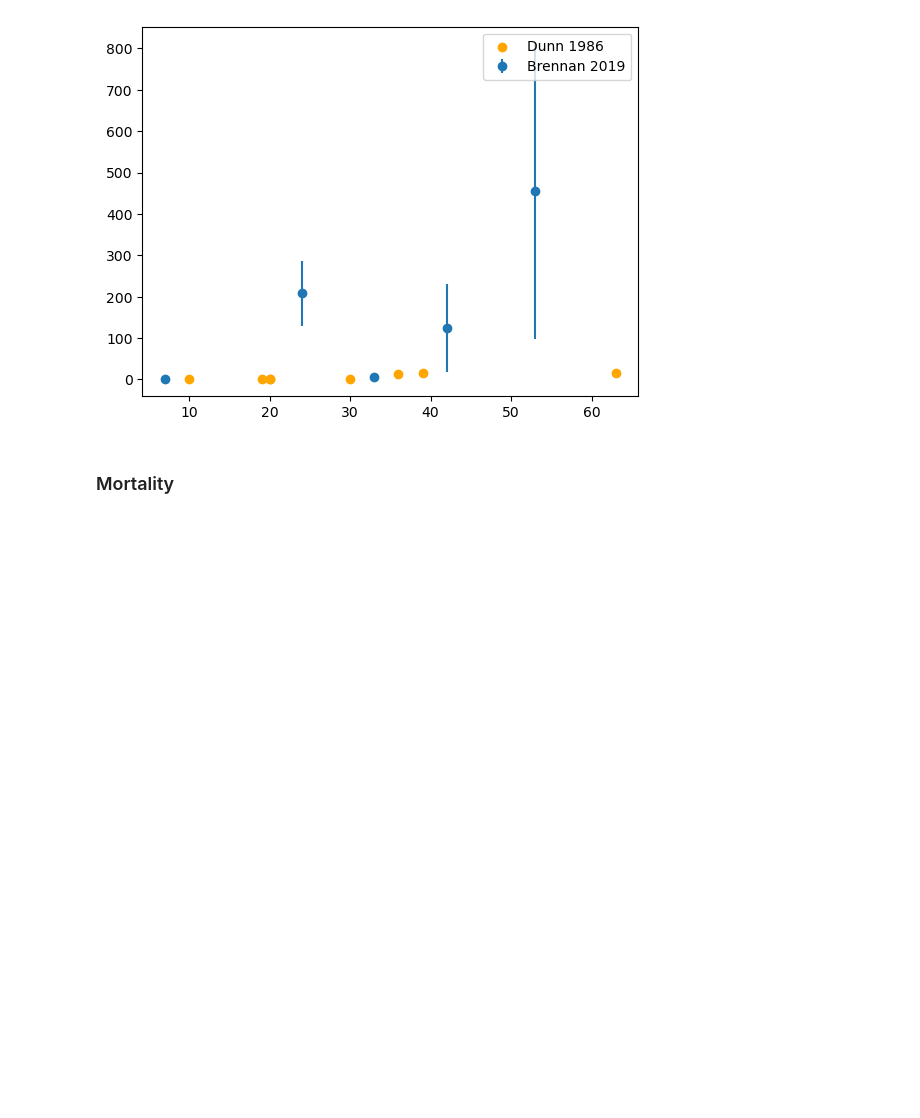
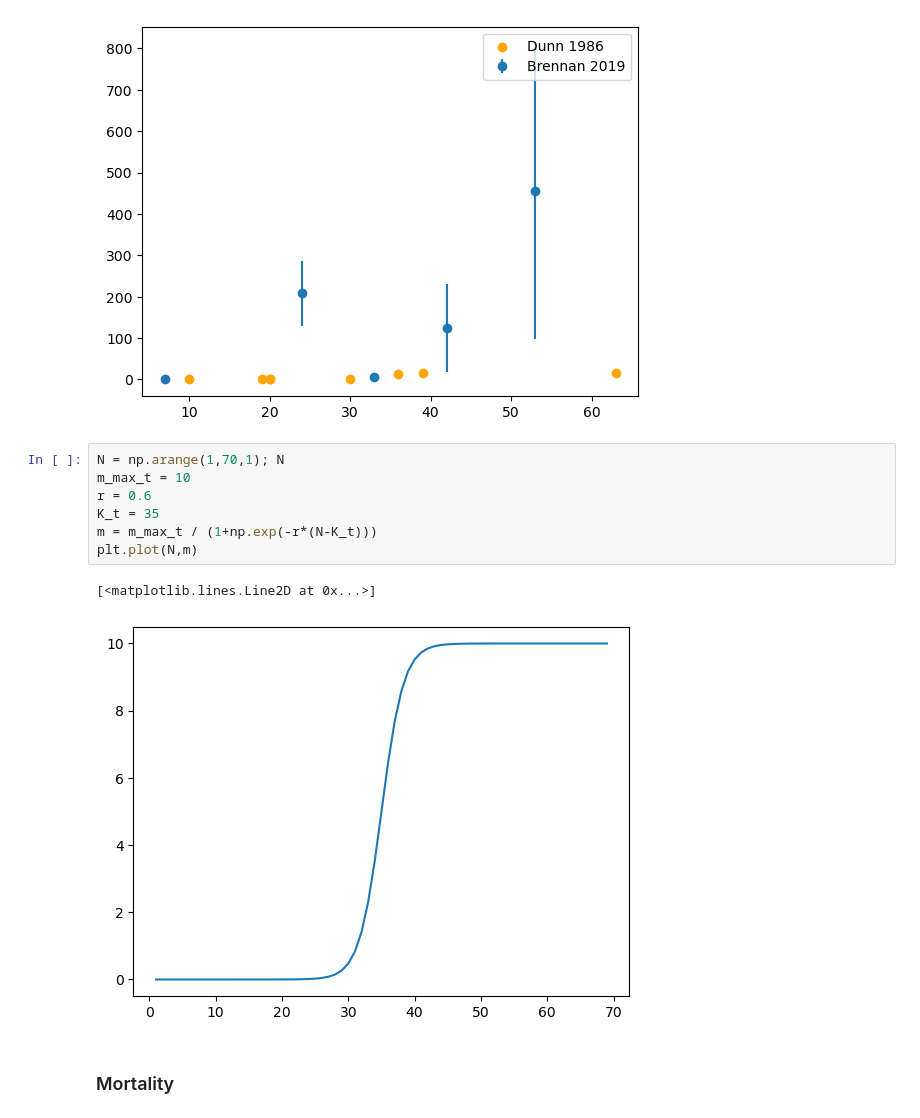
Before and after one commit to patricklawton/TecateCypress, a Jupyter notebook: journal.ipynb, the cells around one changed output. Saved outputs shown, nothing was run; the diff lists cells and outputs as text; blank space fills up the shorter version.

```diff
--- a/journal.ipynb
+++ b/journal.ipynb
@@ -63,6 +63,16 @@ plt.legend()
 # %% [output]
 <matplotlib.legend.Legend at 0x...>
 [figure]
+# %%
+N = np.arange(1,70,1); N
+m_max_t = 10
+r = 0.6
+K_t = 35
+m = m_max_t / (1+np.exp(-r*(N-K_t)))
+plt.plot(N,m)
+# %% [output]
+[<matplotlib.lines.Line2D at 0x...>]
+[figure, added]
 # %% [markdown]
 ### Mortality
 # %% [markdown]
```
Also changed, not shown: 3 other files.
